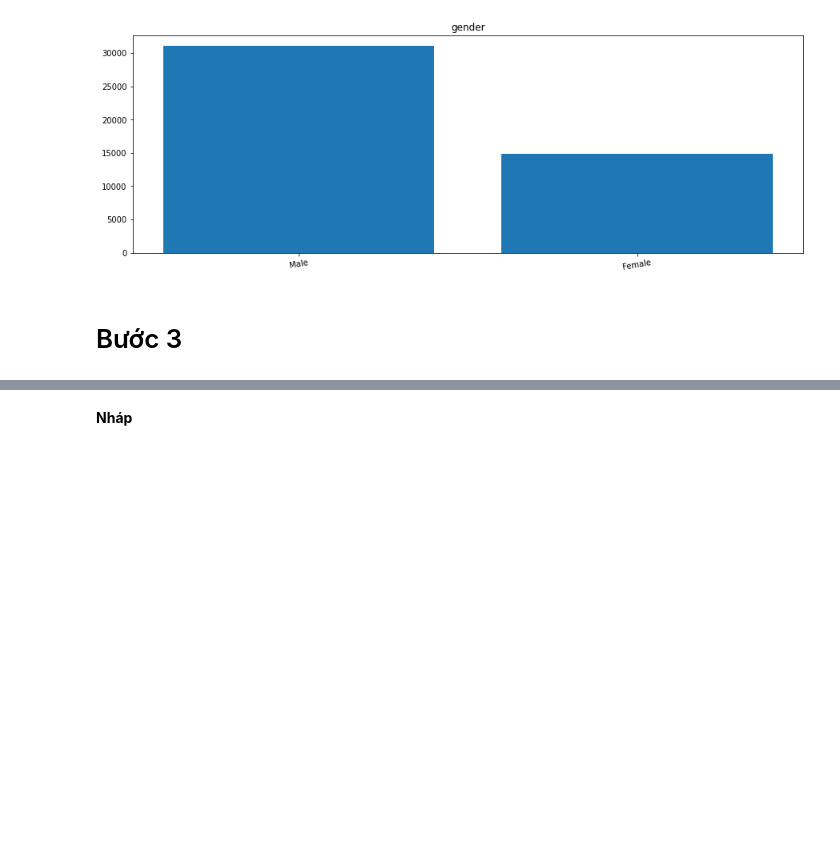
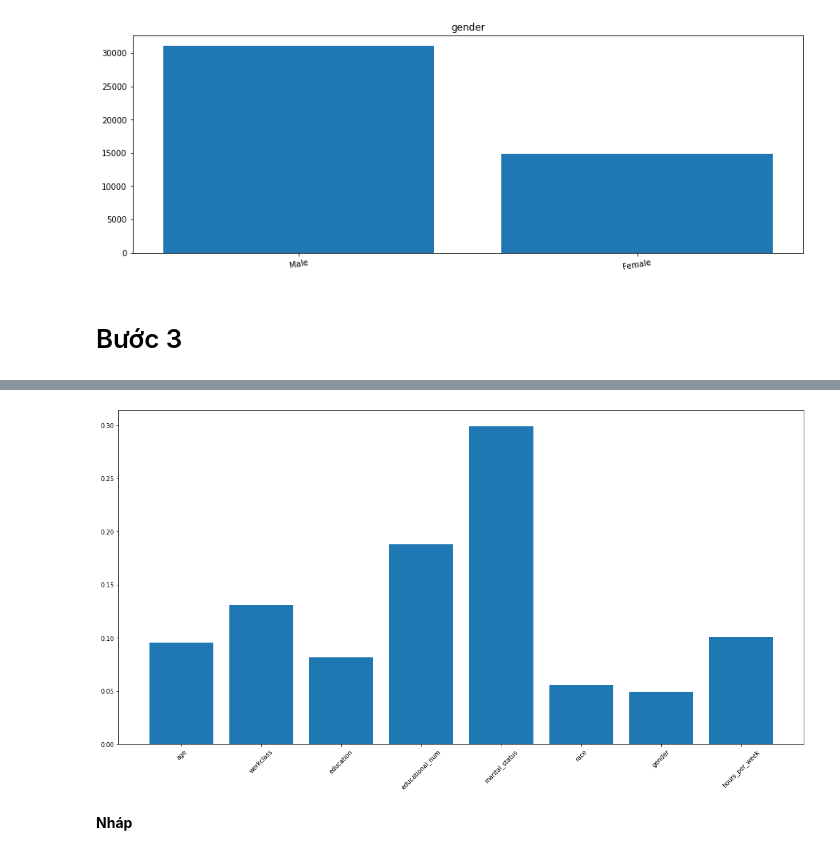
Before and after one commit to huongd17at089/income_prediction, a Jupyter notebook: income_prediction.ipynb, the cells around one changed output, grey strips where cells are left out. Cells and saved outputs as stored; diff of their text form; code cells hidden in the pictures; blank space fills up the shorter version.

```diff
--- a/income_prediction.ipynb
+++ b/income_prediction.ipynb
@@ -214,0 +244,12 @@ for ind,var in enumerate(categorical_vars):
+# %%
+from sklearn.preprocessing import LabelEncoder
+
+data.income = LabelEncoder().fit(["<=50K", ">50K"]).transform(data.income)
+data.gender = LabelEncoder().fit_transform(data.gender)
+data.workclass = LabelEncoder().fit_transform(data.workclass)
+data.education = LabelEncoder().fit(["Preschool", "1st-4th", "5th-6th", "7th-8th", "9th",
+                                      "10th", "11th", "12th", "HS-grad", "Prof-school",
+                                     "Assoc-acdm", "Assoc-voc", "Some-college", "Bachelors",
+                                     "Masters", "Doctorate"]).transform(data.education)
+data.marital_status = LabelEncoder().fit_transform(data.marital_status)
+data.race = LabelEncoder().fit_transform(data.race)
@@ -214,0 +274,4 @@ for ind,var in enumerate(categorical_vars):
+# %%
+Y = data.income
+X = data.drop(labels= "income", axis=1)
+X
@@ -214,0 +292,13 @@ for ind,var in enumerate(categorical_vars):
+# %%
+from sklearn.model_selection import train_test_split
+from sklearn.ensemble import RandomForestClassifier
+from sklearn.metrics import classification_report
+
+x_train, x_test, y_train , y_test = train_test_split(X, Y, test_size = 0.2)
+
+model = RandomForestClassifier()
+model.fit(x_train, y_train)
+
+y_predict = model.predict(x_test)
+report = classification_report(y_test, y_predict)
+print(report)
@@ -215,3 +314,12 @@ for ind,var in enumerate(categorical_vars):
+# %%
+feature_importances = model.feature_importances_
+# feature_importances.sort()
+# %%
+plt.figure(figsize=(20, 10))
+plt.bar(height= feature_importances.tolist(), x = X.columns)
+plt.xticks(rotation = 45);
+# %% [output]
+[figure, added]
 # %% [markdown]
 **Nháp**
 # %%
```
Also changed, not shown: parts of 16 cells of this notebook.
